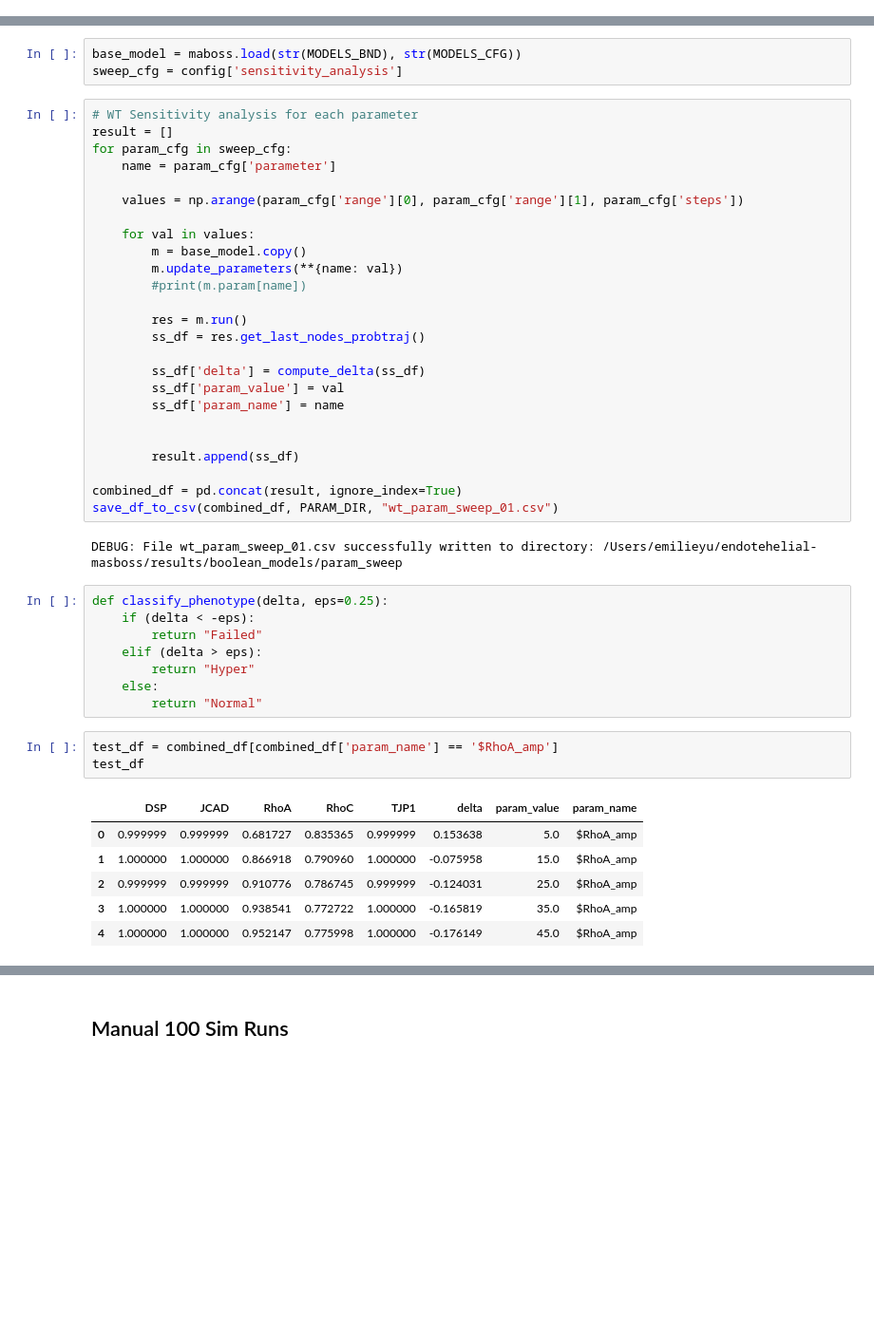
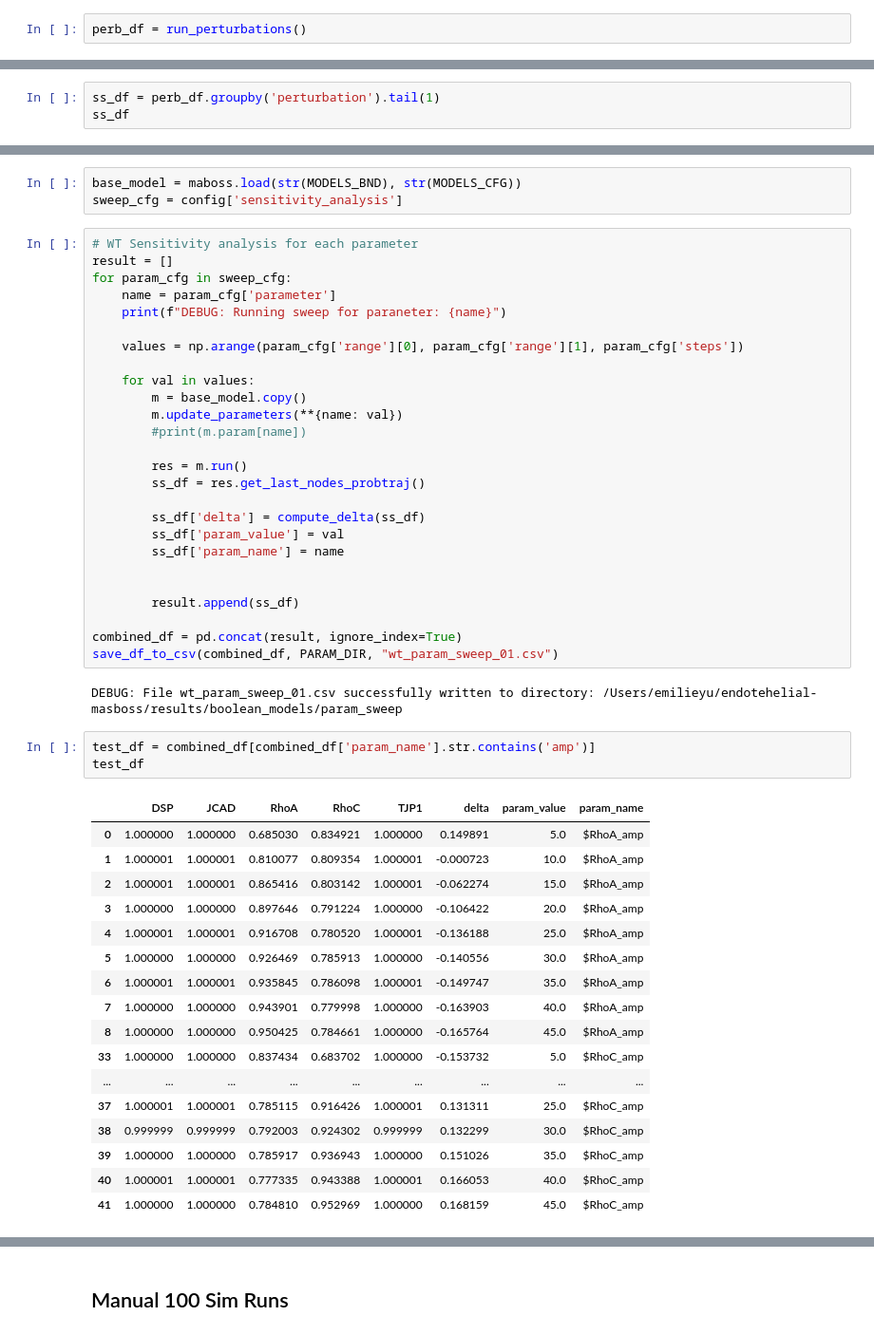
Before and after one commit to emilieyuu/endotehelial-masboss, a Jupyter notebook: notebooks/04_refactor_explore.ipynb, the cells around one changed output, grey strips where cells are left out. Shown at 95% size. Cells and saved outputs as stored; diff of their text form; blank space fills up the shorter version.

```diff
--- a/notebooks/04_refactor_explore.ipynb
+++ b/notebooks/04_refactor_explore.ipynb
@@ -18,0 +21,2 @@ from boolean_models.analysis import (
+# %%
+perb_df = run_perturbations()
@@ -18,0 +49,3 @@ from boolean_models.analysis import (
+# %%
+ss_df = perb_df.groupby('perturbation').tail(1)
+ss_df
@@ -48,6 +89,7 @@ sweep_cfg = config['sensitivity_analysis']
 result = []
 for param_cfg in sweep_cfg:
     name = param_cfg['parameter']
+    print(f"DEBUG: Running sweep for paraneter: {name}")
 
     values = np.arange(param_cfg['range'][0], param_cfg['range'][1], param_cfg['steps'])
 
@@ -70,21 +112,24 @@ combined_df = pd.concat(result, ignore_index=True)
 save_df_to_csv(combined_df, PARAM_DIR, "wt_param_sweep_01.csv")
 # %% [output]
 DEBUG: File wt_param_sweep_01.csv successfully written to directory: /Users/emilieyu/endotehelial-masboss/results/boolean_models/param_sweep
-# %%
-def classify_phenotype(delta, eps=0.25):
-    if (delta < -eps):
-        return "Failed"
-    elif (delta > eps):
-        return "Hyper"
-    else:
-        return "Normal"
 # %%
-test_df = combined_df[combined_df['param_name'] == '$RhoA_amp']
+test_df = combined_df[combined_df['param_name'].str.contains('amp')]
 test_df
 # %% [output]
 |  | DSP | JCAD | RhoA | RhoC | TJP1 | delta | param_value | param_name |
-| 0 | 0.999999 | 0.999999 | 0.681727 | 0.835365 | 0.999999 | 0.153638 | 5.0 | $RhoA_amp |
-| 1 | 1.000000 | 1.000000 | 0.866918 | 0.790960 | 1.000000 | -0.075958 | 15.0 | $RhoA_amp |
-| 2 | 0.999999 | 0.999999 | 0.910776 | 0.786745 | 0.999999 | -0.124031 | 25.0 | $RhoA_amp |
-| 3 | 1.000000 | 1.000000 | 0.938541 | 0.772722 | 1.000000 | -0.165819 | 35.0 | $RhoA_amp |
-| 4 | 1.000000 | 1.000000 | 0.952147 | 0.775998 | 1.000000 | -0.176149 | 45.0 | $RhoA_amp |
+| 0 | 1.000000 | 1.000000 | 0.685030 | 0.834921 | 1.000000 | 0.149891 | 5.0 | $RhoA_amp |
+| 1 | 1.000001 | 1.000001 | 0.810077 | 0.809354 | 1.000001 | -0.000723 | 10.0 | $RhoA_amp |
+| 2 | 1.000001 | 1.000001 | 0.865416 | 0.803142 | 1.000001 | -0.062274 | 15.0 | $RhoA_amp |
+| 3 | 1.000000 | 1.000000 | 0.897646 | 0.791224 | 1.000000 | -0.106422 | 20.0 | $RhoA_amp |
+| 4 | 1.000001 | 1.000001 | 0.916708 | 0.780520 | 1.000001 | -0.136188 | 25.0 | $RhoA_amp |
+| 5 | 1.000000 | 1.000000 | 0.926469 | 0.785913 | 1.000000 | -0.140556 | 30.0 | $RhoA_amp |
+| 6 | 1.000001 | 1.000001 | 0.935845 | 0.786098 | 1.000001 | -0.149747 | 35.0 | $RhoA_amp |
+| 7 | 1.000000 | 1.000000 | 0.943901 | 0.779998 | 1.000000 | -0.163903 | 40.0 | $RhoA_amp |
+| 8 | 1.000000 | 1.000000 | 0.950425 | 0.784661 | 1.000000 | -0.165764 | 45.0 | $RhoA_amp |
+| 33 | 1.000000 | 1.000000 | 0.837434 | 0.683702 | 1.000000 | -0.153732 | 5.0 | $RhoC_amp |
+| ... | ... | ... | ... | ... | ... | ... | ... | ... |
+| 37 | 1.000001 | 1.000001 | 0.785115 | 0.916426 | 1.000001 | 0.131311 | 25.0 | $RhoC_amp |
+| 38 | 0.999999 | 0.999999 | 0.792003 | 0.924302 | 0.999999 | 0.132299 | 30.0 | $RhoC_amp |
+| 39 | 1.000000 | 1.000000 | 0.785917 | 0.936943 | 1.000000 | 0.151026 | 35.0 | $RhoC_amp |
+| 40 | 1.000001 | 1.000001 | 0.777335 | 0.943388 | 1.000001 | 0.166053 | 40.0 | $RhoC_amp |
+| 41 | 1.000000 | 1.000000 | 0.784810 | 0.952969 | 1.000000 | 0.168159 | 45.0 | $RhoC_amp |
```
Also changed, not shown: parts of 8 cells of this notebook, 8 other files.
